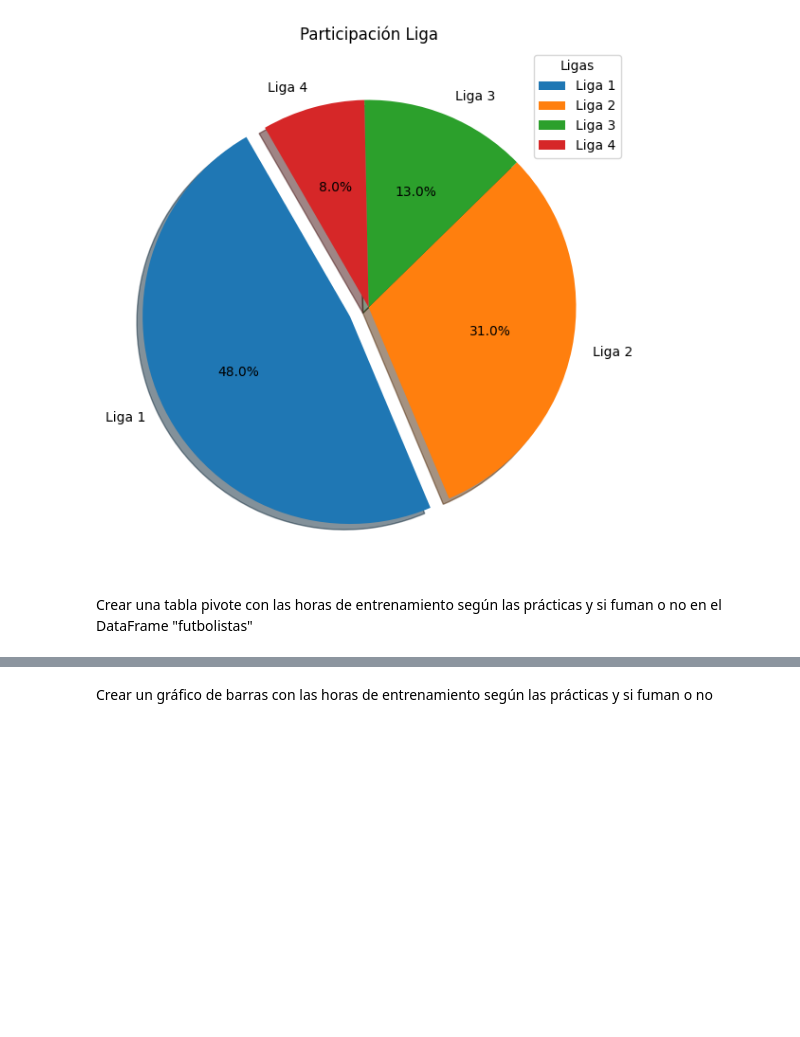
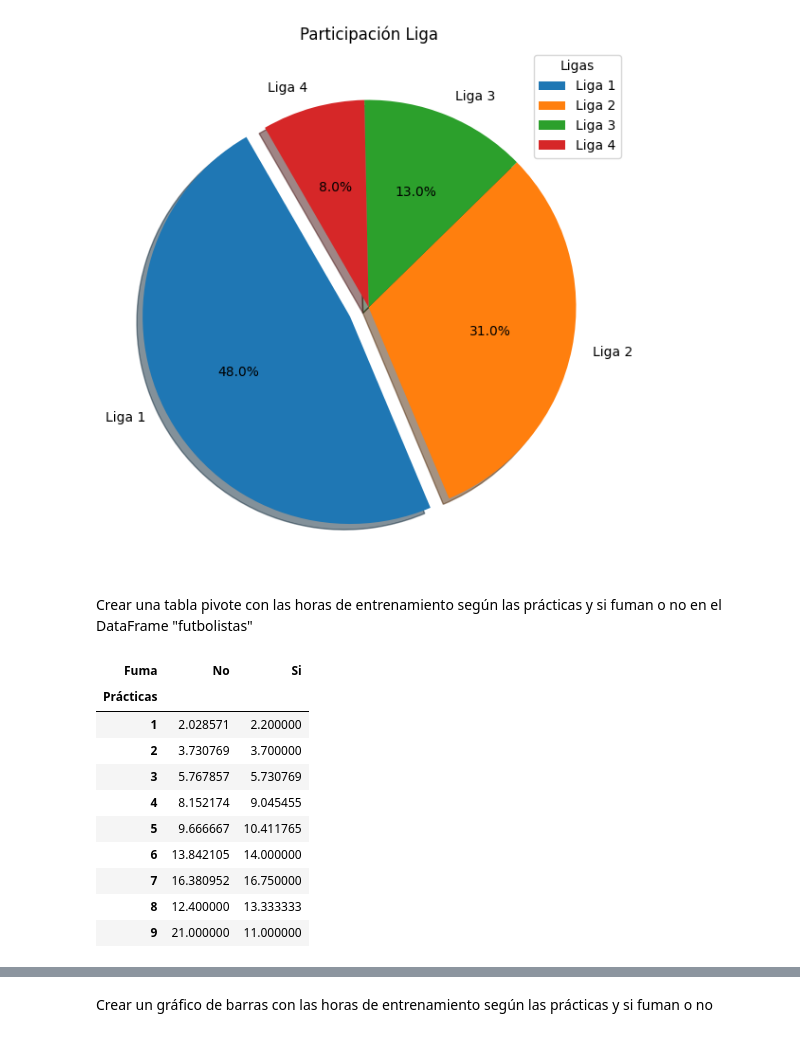
Before and after one commit to alexballera/python-lib, a Jupyter notebook: python/a2-capacitacion/Python- DataScience.ipynb, the cells around one changed output, grey strips where cells are left out. Cells and saved outputs as stored; diff of their text form; code cells hidden in the pictures; blank space fills up the shorter version.

```diff
--- a/python/a2-capacitacion/Python- DataScience.ipynb
+++ b/python/a2-capacitacion/Python- DataScience.ipynb
@@ -893,3 +905,19 @@ plt.show()
 [figure]
 # %% [markdown]
 Crear una tabla pivote con las horas de entrenamiento según las prácticas y si fuman o no en el DataFrame "futbolistas"
+# %%
+entrenamiento = futbolistas.pivot_table(index='Prácticas', values=['Horas_Entrenando'], columns='Fuma')
+entrenamiento = entrenamiento['Horas_Entrenando']
+entrenamiento
+# %% [output]
+| Fuma | No | Si |
+| Prácticas |  |  |
+| 1 | 2.028571 | 2.200000 |
+| 2 | 3.730769 | 3.700000 |
+| 3 | 5.767857 | 5.730769 |
+| 4 | 8.152174 | 9.045455 |
+| 5 | 9.666667 | 10.411765 |
+| 6 | 13.842105 | 14.000000 |
+| 7 | 16.380952 | 16.750000 |
+| 8 | 12.400000 | 13.333333 |
+| 9 | 21.000000 | 11.000000 |
```
Also changed, not shown: parts of 7 cells of this notebook.
